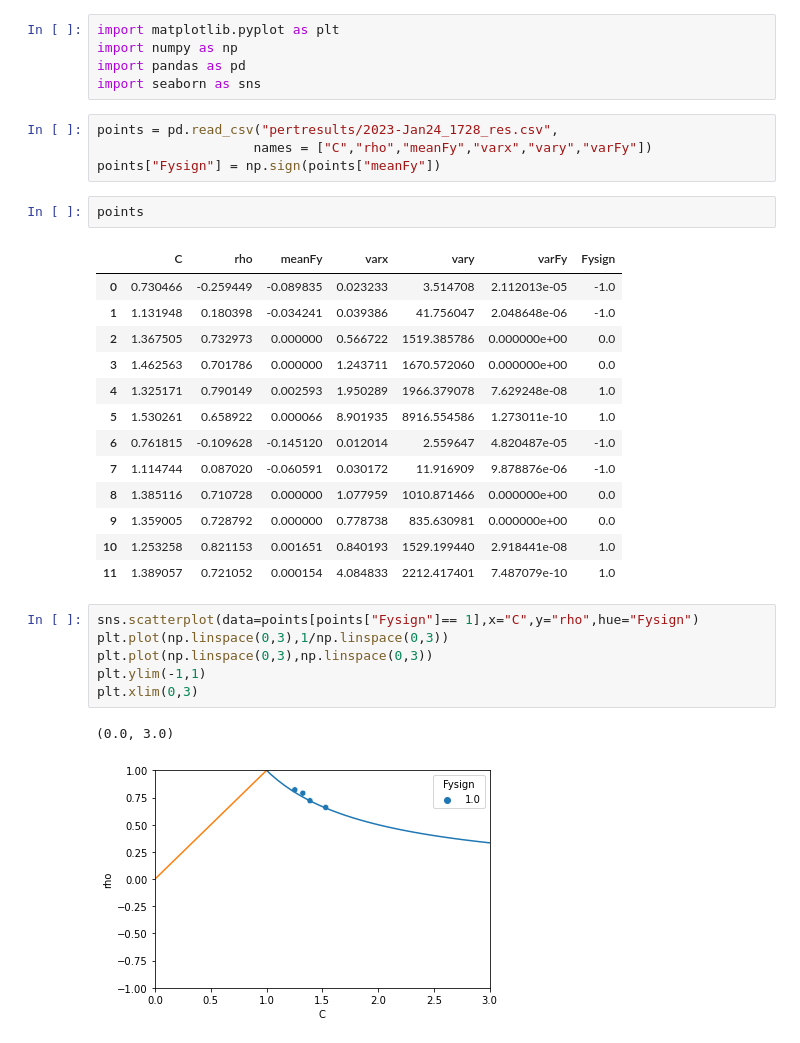
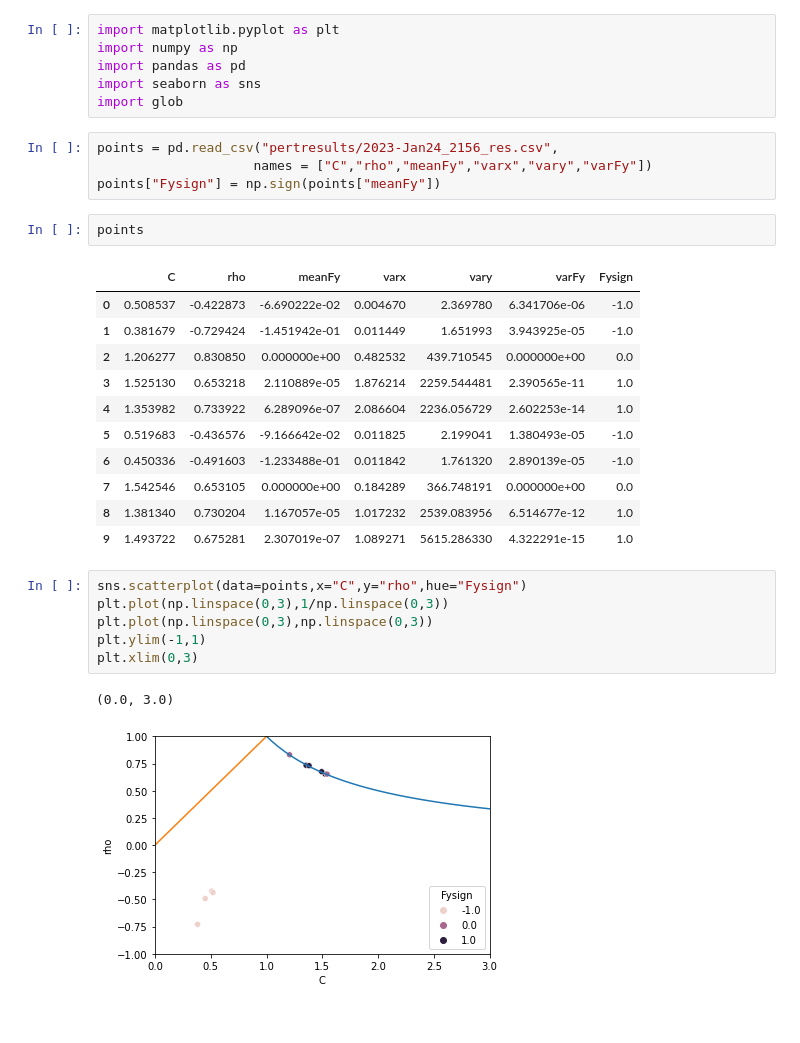
Before and after one commit to s-iyengar/StochFiniteDiffs, a Jupyter notebook: pointplot.ipynb, the cells around one changed output. Saved outputs shown, nothing was run; the diff lists cells and outputs as text.

```diff
--- a/pointplot.ipynb
+++ b/pointplot.ipynb
@@ -3,32 +3,31 @@ import matplotlib.pyplot as plt
 import numpy as np
 import pandas as pd
 import seaborn as sns
+import glob
 # %%
-points = pd.read_csv("pertresults/2023-Jan24_1728_res.csv",
+points = pd.read_csv("pertresults/2023-Jan24_2156_res.csv",
                     names = ["C","rho","meanFy","varx","vary","varFy"])
 points["Fysign"] = np.sign(points["meanFy"])
 # %%
 points
 # %% [output]
 |  | C | rho | meanFy | varx | vary | varFy | Fysign |
-| 0 | 0.730466 | -0.259449 | -0.089835 | 0.023233 | 3.514708 | 2.112013e-05 | -1.0 |
-| 1 | 1.131948 | 0.180398 | -0.034241 | 0.039386 | 41.756047 | 2.048648e-06 | -1.0 |
-| 2 | 1.367505 | 0.732973 | 0.000000 | 0.566722 | 1519.385786 | 0.000000e+00 | 0.0 |
-| 3 | 1.462563 | 0.701786 | 0.000000 | 1.243711 | 1670.572060 | 0.000000e+00 | 0.0 |
-| 4 | 1.325171 | 0.790149 | 0.002593 | 1.950289 | 1966.379078 | 7.629248e-08 | 1.0 |
-| 5 | 1.530261 | 0.658922 | 0.000066 | 8.901935 | 8916.554586 | 1.273011e-10 | 1.0 |
-| 6 | 0.761815 | -0.109628 | -0.145120 | 0.012014 | 2.559647 | 4.820487e-05 | -1.0 |
-| 7 | 1.114744 | 0.087020 | -0.060591 | 0.030172 | 11.916909 | 9.878876e-06 | -1.0 |
-| 8 | 1.385116 | 0.710728 | 0.000000 | 1.077959 | 1010.871466 | 0.000000e+00 | 0.0 |
-| 9 | 1.359005 | 0.728792 | 0.000000 | 0.778738 | 835.630981 | 0.000000e+00 | 0.0 |
-| 10 | 1.253258 | 0.821153 | 0.001651 | 0.840193 | 1529.199440 | 2.918441e-08 | 1.0 |
-| 11 | 1.389057 | 0.721052 | 0.000154 | 4.084833 | 2212.417401 | 7.487079e-10 | 1.0 |
+| 0 | 0.508537 | -0.422873 | -6.690222e-02 | 0.004670 | 2.369780 | 6.341706e-06 | -1.0 |
+| 1 | 0.381679 | -0.729424 | -1.451942e-01 | 0.011449 | 1.651993 | 3.943925e-05 | -1.0 |
+| 2 | 1.206277 | 0.830850 | 0.000000e+00 | 0.482532 | 439.710545 | 0.000000e+00 | 0.0 |
+| 3 | 1.525130 | 0.653218 | 2.110889e-05 | 1.876214 | 2259.544481 | 2.390565e-11 | 1.0 |
+| 4 | 1.353982 | 0.733922 | 6.289096e-07 | 2.086604 | 2236.056729 | 2.602253e-14 | 1.0 |
+| 5 | 0.519683 | -0.436576 | -9.166642e-02 | 0.011825 | 2.199041 | 1.380493e-05 | -1.0 |
+| 6 | 0.450336 | -0.491603 | -1.233488e-01 | 0.011842 | 1.761320 | 2.890139e-05 | -1.0 |
+| 7 | 1.542546 | 0.653105 | 0.000000e+00 | 0.184289 | 366.748191 | 0.000000e+00 | 0.0 |
+| 8 | 1.381340 | 0.730204 | 1.167057e-05 | 1.017232 | 2539.083956 | 6.514677e-12 | 1.0 |
+| 9 | 1.493722 | 0.675281 | 2.307019e-07 | 1.089271 | 5615.286330 | 4.322291e-15 | 1.0 |
 # %%
-sns.scatterplot(data=points[points["Fysign"]== 1],x="C",y="rho",hue="Fysign")
+sns.scatterplot(data=points,x="C",y="rho",hue="Fysign")
 plt.plot(np.linspace(0,3),1/np.linspace(0,3))
 plt.plot(np.linspace(0,3),np.linspace(0,3))
 plt.ylim(-1,1)
 plt.xlim(0,3)
 # %% [output]
 (0.0, 3.0)
-[figure, old version]
+[figure, new version]
```
Also changed, not shown: parts of 7 cells of this notebook, 5 other files.
